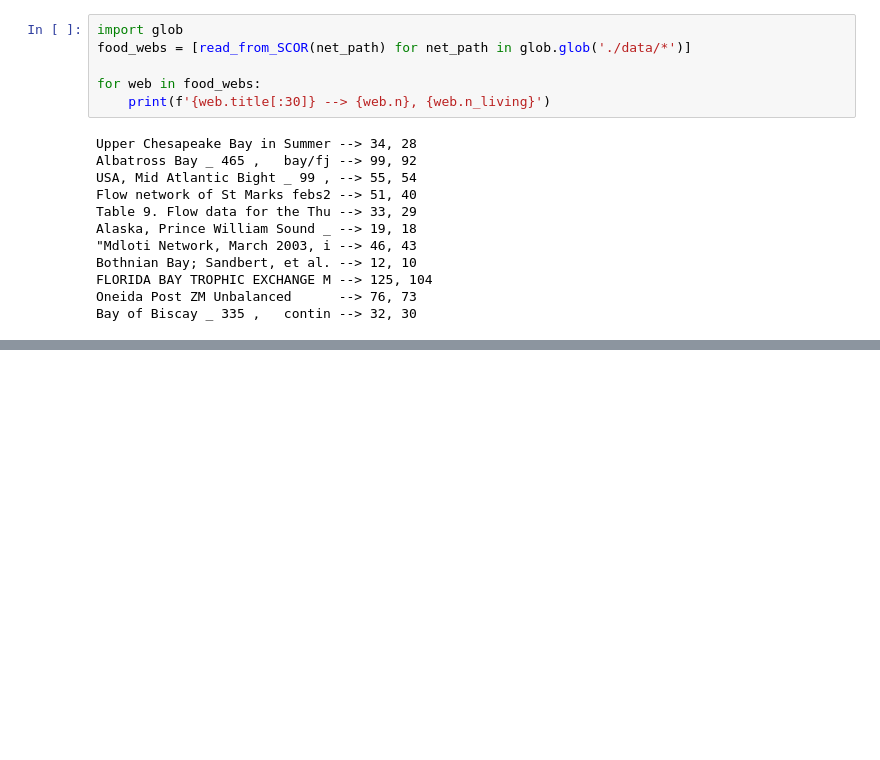
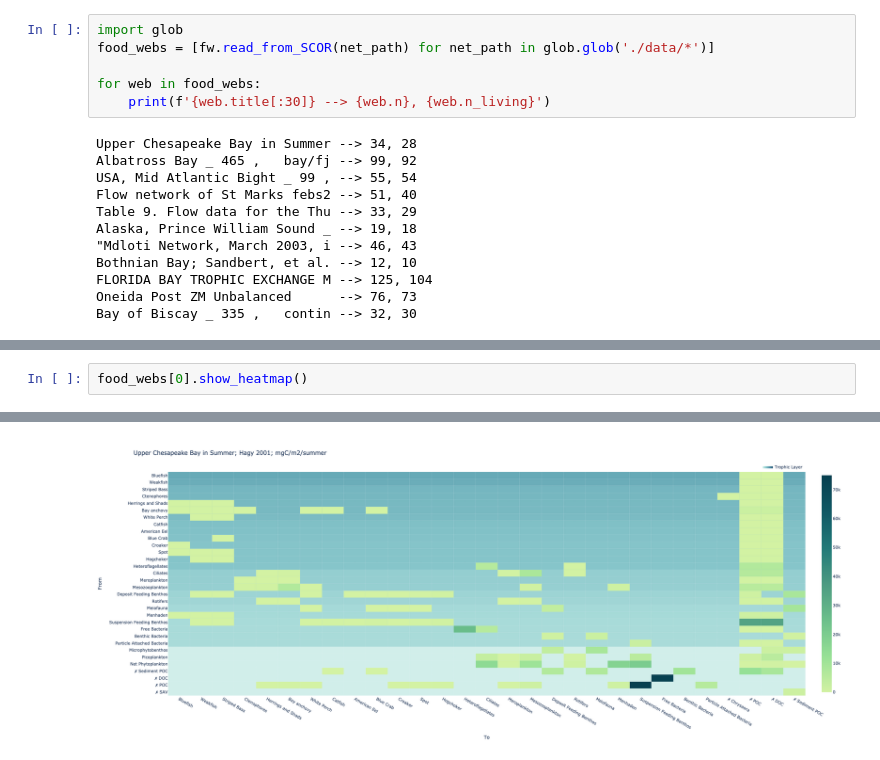
Before and after one commit to ibs-pan/foodwebviz, a Jupyter notebook: 03_network-vis.ipynb, the cells around one changed output, grey strips where cells are left out. Saved outputs shown, nothing was run; the diff lists cells and outputs as text; blank space fills up the shorter version.

```diff
--- a/03_network-vis.ipynb
+++ b/03_network-vis.ipynb
@@ -18,7 +20,7 @@ from pylab import rcParams
 rcParams['figure.figsize'] = 12, 8
 # %%
 import glob
-food_webs = [read_from_SCOR(net_path) for net_path in glob.glob('./data/*')]
+food_webs = [fw.read_from_SCOR(net_path) for net_path in glob.glob('./data/*')]
 
 for web in food_webs:
     print(f'{web.title[:30]} --> {web.n}, {web.n_living}')
@@ -40,0 +47,3 @@ food_webs[1].show_network_for_nodes(['Red mud crab'])
+# %%
+food_webs[0].show_heatmap()
+# %% [output]
@@ -40,0 +51 @@ food_webs[1].show_network_for_nodes(['Red mud crab'])
+[figure, added]
```
Also changed, not shown: parts of 3 cells of this notebook, 9 other files.
